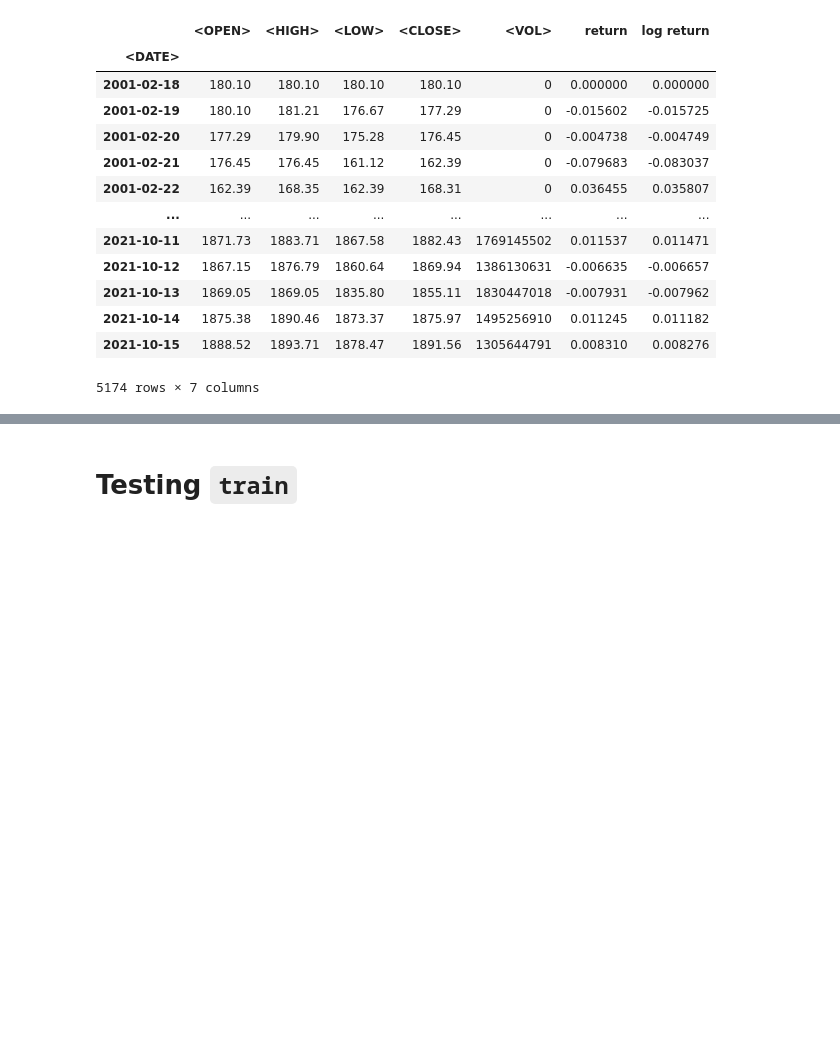
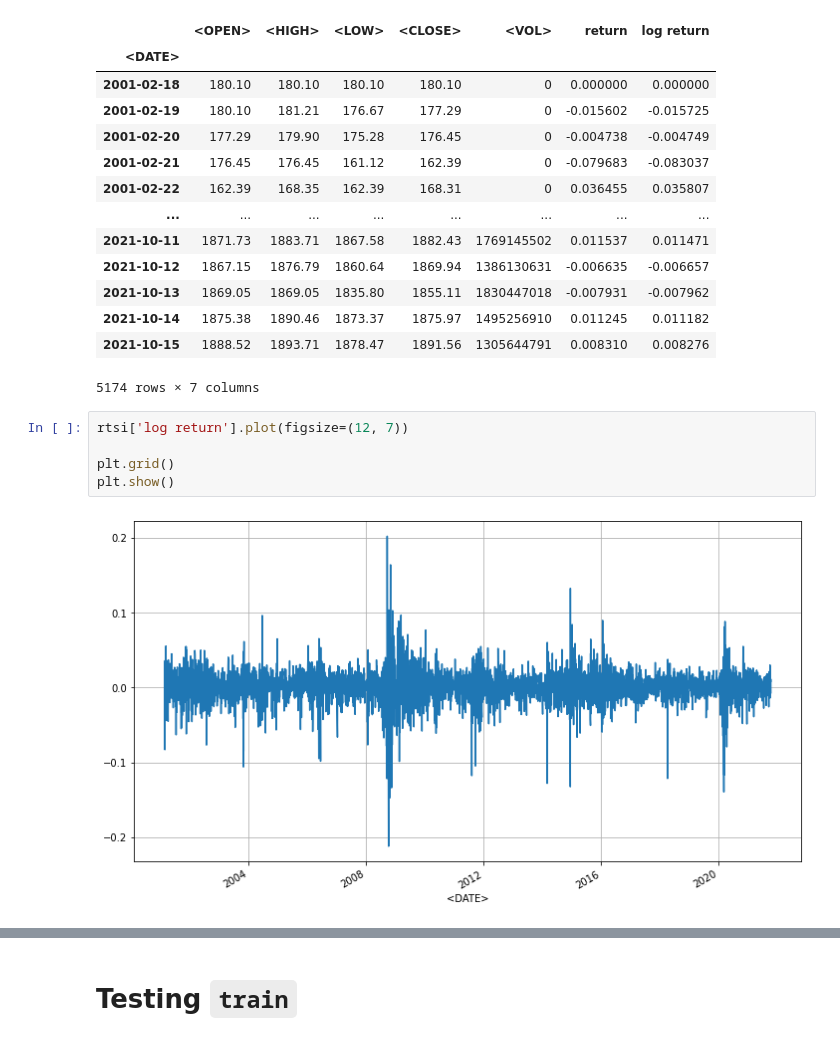
Before and after one commit to Northern125/fuzzy-volatility-modeling, a Jupyter notebook: analysis.ipynb, the cells around one changed output, grey strips where cells are left out. Saved outputs shown, nothing was run; the diff lists cells and outputs as text; blank space fills up the shorter version.

```diff
--- a/analysis.ipynb
+++ b/analysis.ipynb
@@ -296,3 +296,10 @@ rtsi
 | 2021-10-14 | 1875.38 | 1890.46 | 1873.37 | 1875.97 | 1495256910 | 0.011245 | 0.011182 |
 | 2021-10-15 | 1888.52 | 1893.71 | 1878.47 | 1891.56 | 1305644791 | 0.008310 | 0.008276 |
 5174 rows × 7 columns
+# %%
+rtsi['log return'].plot(figsize=(12, 7))
+
+plt.grid()
+plt.show()
+# %% [output]
+[figure, added]
```
Also changed, not shown: parts of 33 cells of this notebook, 1 other file.
